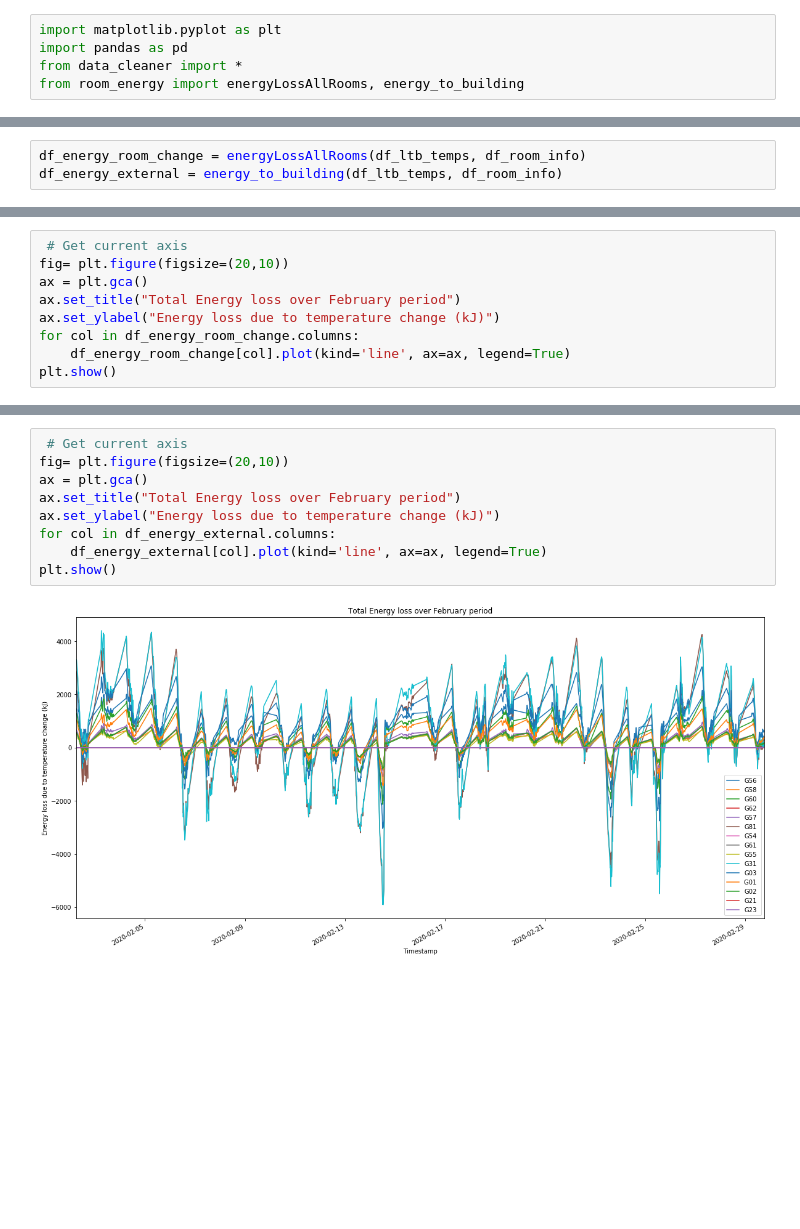
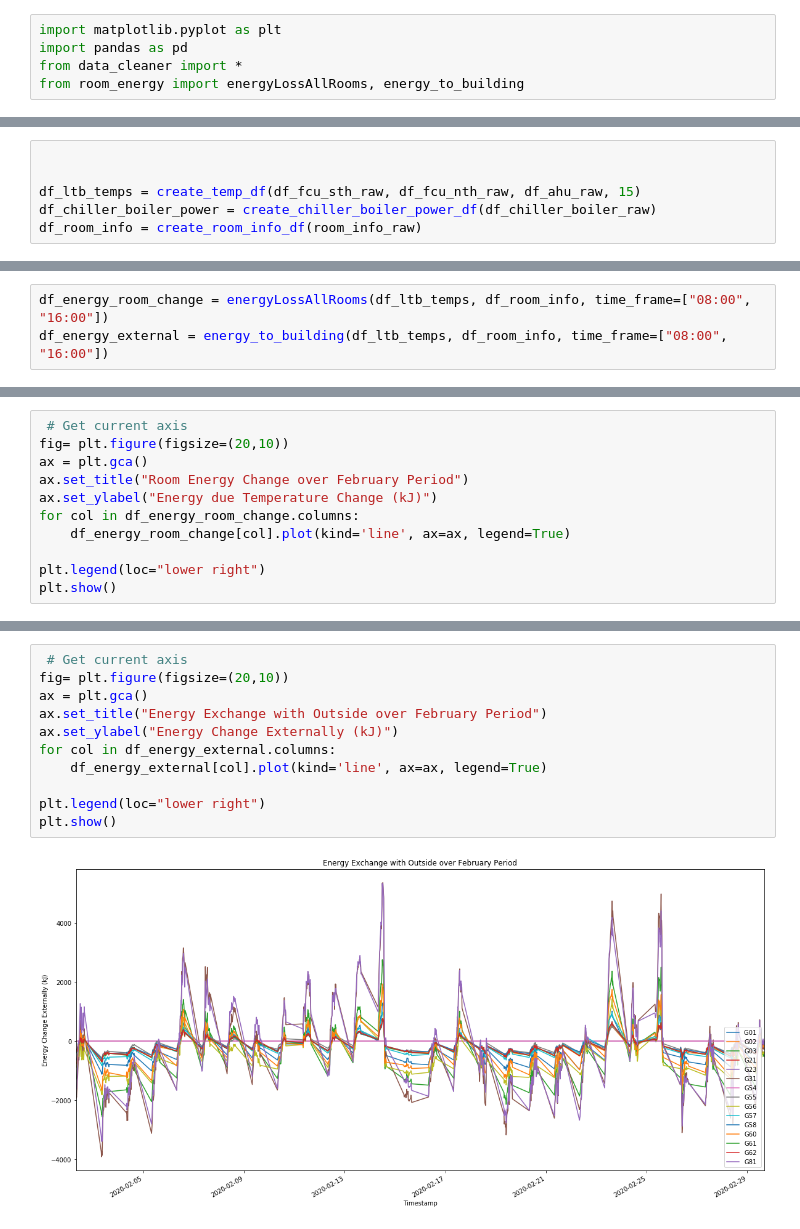
Before and after one commit to Pencilvesterr/TRC4200_LTB, a Jupyter notebook: master_notebook.ipynb, the cells around one changed output, grey strips where cells are left out. Drawn from its saved outputs; the diff is of its cells as text; blank space fills up the shorter version.

```diff
--- a/master_notebook.ipynb
+++ b/master_notebook.ipynb
@@ -15,0 +12,6 @@ df_room_info = create_room_info_df(room_info_raw)
+# %%
+
+
+df_ltb_temps = create_temp_df(df_fcu_sth_raw, df_fcu_nth_raw, df_ahu_raw, 15)
+df_chiller_boiler_power = create_chiller_boiler_power_df(df_chiller_boiler_raw)
+df_room_info = create_room_info_df(room_info_raw)
@@ -16,3 +40,3 @@ df_room_info = create_room_info_df(room_info_raw)
 # %%
-df_energy_room_change = energyLossAllRooms(df_ltb_temps, df_room_info)
-df_energy_external = energy_to_building(df_ltb_temps, df_room_info)
+df_energy_room_change = energyLossAllRooms(df_ltb_temps, df_room_info, time_frame=["08:00", "16:00"])
+df_energy_external = energy_to_building(df_ltb_temps, df_room_info, time_frame=["08:00", "16:00"])
@@ -20,9 +59,11 @@ df_energy_external = energy_to_building(df_ltb_temps, df_room_info)
  # Get current axis
 fig= plt.figure(figsize=(20,10))
 ax = plt.gca()
-ax.set_title("Total Energy loss over February period")
-ax.set_ylabel("Energy loss due to temperature change (kJ)")
+ax.set_title("Room Energy Change over February Period")
+ax.set_ylabel("Energy due Temperature Change (kJ)")
 for col in df_energy_room_change.columns:
     df_energy_room_change[col].plot(kind='line', ax=ax, legend=True)
+
+plt.legend(loc="lower right")
 plt.show()
 # %% [output]
@@ -30,11 +71,13 @@ plt.show()
 # %%
  # Get current axis
 fig= plt.figure(figsize=(20,10))
 ax = plt.gca()
-ax.set_title("Total Energy loss over February period")
-ax.set_ylabel("Energy loss due to temperature change (kJ)")
+ax.set_title("Energy Exchange with Outside over February Period")
+ax.set_ylabel("Energy Change Externally (kJ)")
 for col in df_energy_external.columns:
     df_energy_external[col].plot(kind='line', ax=ax, legend=True)
+
+plt.legend(loc="lower right")
 plt.show()
 # %% [output]
-[figure, old version]
+[figure, new version]
```
Also changed, not shown: parts of 12 cells of this notebook, 3 other files.
